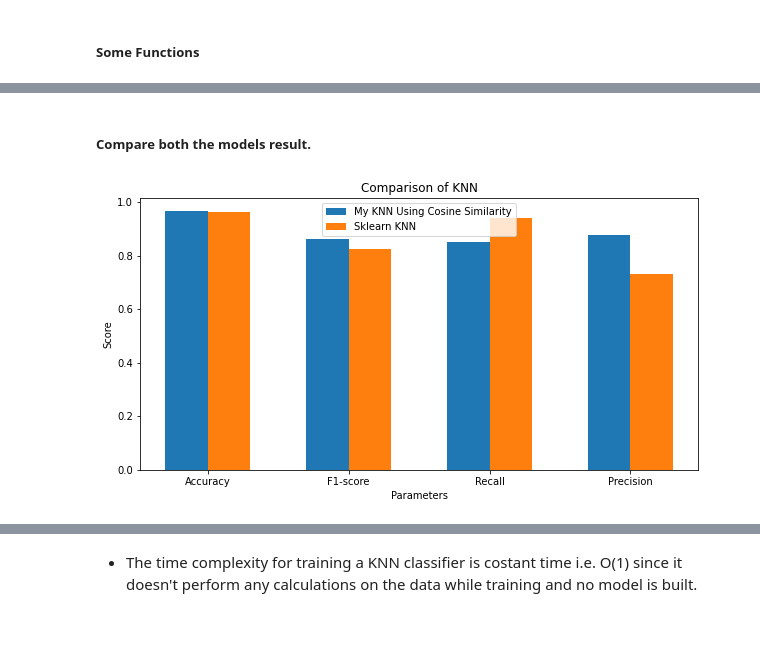
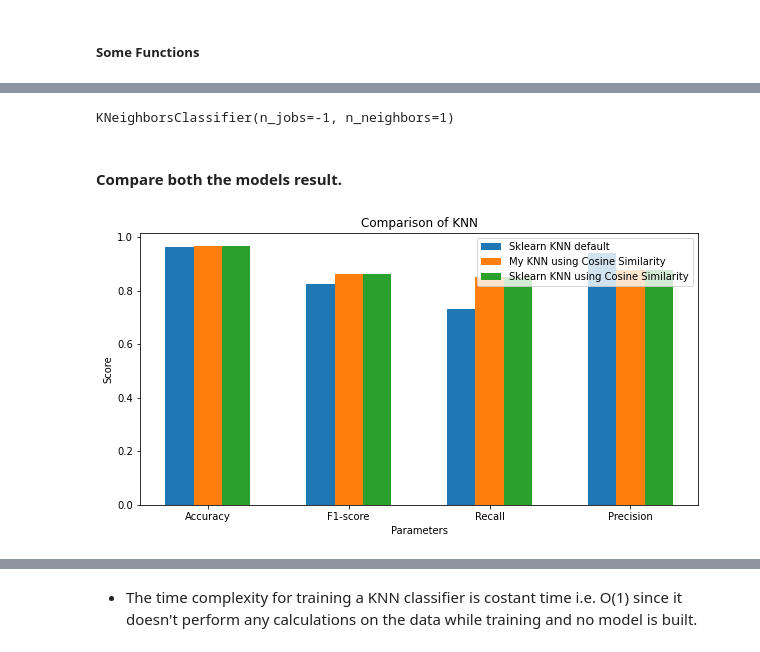
Before and after one commit to Architjain128/SMAI, a Jupyter notebook: Assignment1/2019101053_Assignment1_Question3.ipynb, the cells around one changed output, grey strips where cells are left out. Cells and saved outputs as stored; diff of their text form; code cells hidden in the pictures.

```diff
--- a/Assignment1/2019101053_Assignment1_Question3.ipynb
+++ b/Assignment1/2019101053_Assignment1_Question3.ipynb
@@ -825,23 +829,52 @@ sk_knn_pr=my_precision_score(sk_knn_con)
+# %%
+from sklearn.neighbors import KNeighborsClassifier
+neigh_def = KNeighborsClassifier(n_jobs=-1,n_neighbors=k_best)
+neigh_def.fit(trx_data,try_data)
+# %% [output]
+KNeighborsClassifier(n_jobs=-1, n_neighbors=1)
+# %%
+dis_def,nei_def=neigh_def.kneighbors(tx_data)
+# %%
+dic_val_def={}
+for i in range(len(nei_def)):
+    arr=[0]*len(nei_def[i])
+    for j in range(len(nei_def[i])):
+        arr[j]=try_data[nei_def[i][j]]
+    dic_val_def[idx_dic_t[i]]=arr
+# %%
+pp_def=predict_label_collective2(dic_val_def)
+y_true_def=[]
+y_pred_def=[]
+arc=0
+for idx in pp_def:
+    y_pred_def.append(pp_def[idx][k_best-1])
+    y_true_def.append(ty_data[arc])
+    arc+=1
+
+sk_knn_acc_def=accuracy_score(y_true_def,y_pred_def)
+sk_knn_con_def=my_confusion_score2(y_pred_def,y_true_def)
+sk_knn_f1_def=my_f1_score(sk_knn_con_def)
+sk_knn_re_def=my_recall_score(sk_knn_con_def)
+sk_knn_pr_def=my_precision_score(sk_knn_con_def)
 # %% [markdown]
-##### Compare both the models result.
+#### Compare both the models result.
 # %%
 X = ["Accuracy","F1-score","Recall","Precision"]
 knn= [sk_knn_acc,sk_knn_f1,sk_knn_re,sk_knn_pr]
 my_knn_cos = [cos_acc_t[k_best-1],cos_f1_t[k_best-1],cos_re_t[k_best-1],cos_pr_t[k_best-1]]
-# my_knn_ecu = [ecu_acc_t[k_best-1],ecu_f1_t[k_best-1],ecu_re_t[k_best-1],ecu_pr_t[k_best-1]]
-
+knn_def = [sk_knn_acc_def,sk_knn_f1_def,sk_knn_re_def,sk_knn_pr_def]
 X_axis = np.arange(len(X))
 plt.figure(figsize=(10,5))
 
-plt.bar(X_axis - 0.15, my_knn_cos, 0.3, label = 'My KNN Using Cosine Similarity')
-plt.bar(X_axis + 0.15, knn, 0.3, label = 'Sklearn KNN')
-# plt.bar(X_axis + 0.3, my_knn_ecu, 0.3, label = 'My KNN Using Eculidean Distance')
+plt.bar(X_axis -0.2, knn_def, 0.2, label = 'Sklearn KNN default')
+plt.bar(X_axis , my_knn_cos, 0.2, label = 'My KNN using Cosine Similarity')
+plt.bar(X_axis + 0.2, knn, 0.2, label = 'Sklearn KNN using Cosine Similarity')
 
 plt.xticks(X_axis, X)
 plt.xlabel("Parameters")
 plt.ylabel("Score")
 plt.title("Comparison of KNN")
 plt.legend()
 plt.show()
 # %% [output]
-[figure, old version]
+[figure, new version]
```
Also changed, not shown: parts of 15 cells of this notebook, 1 other file.
